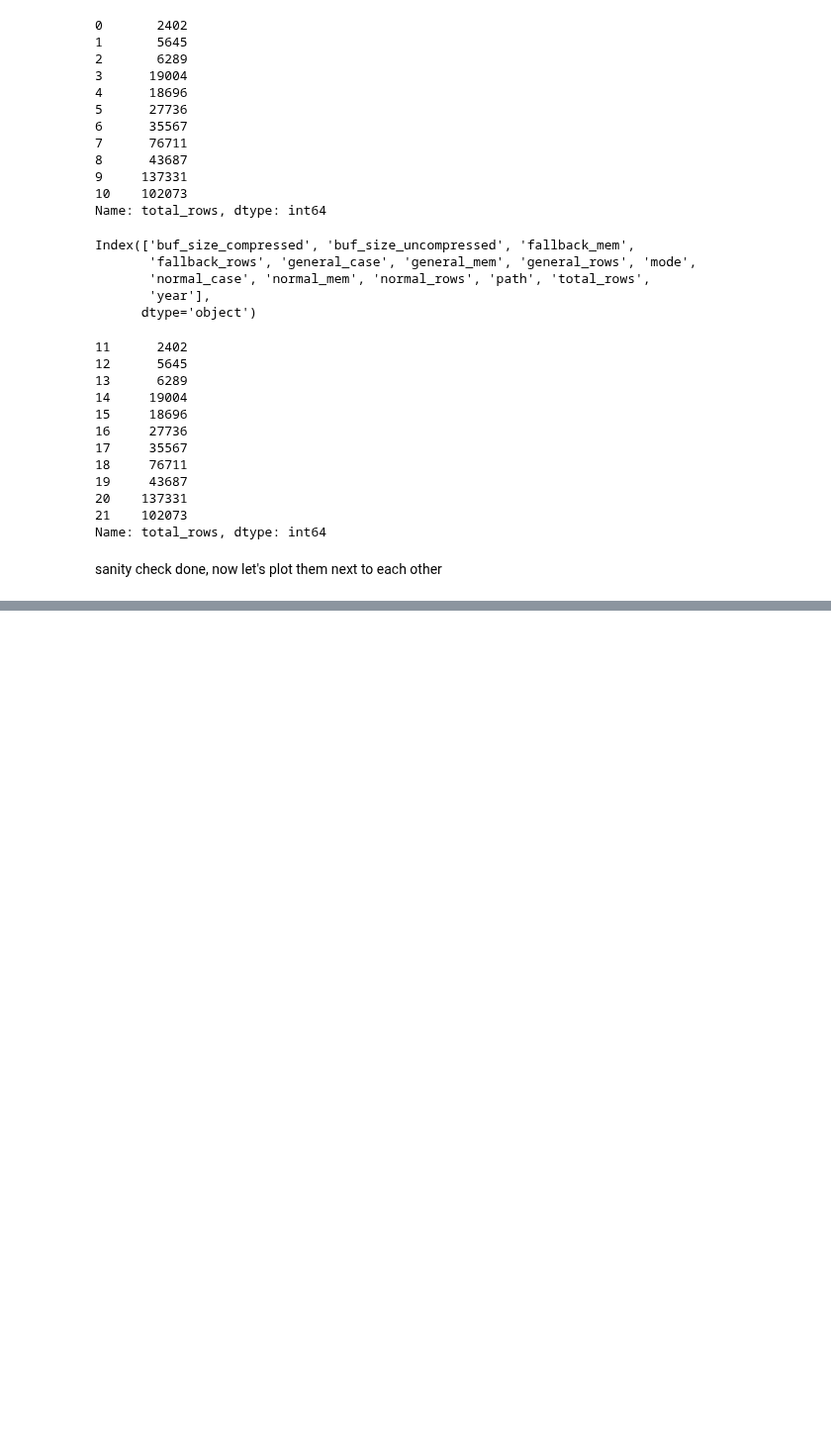
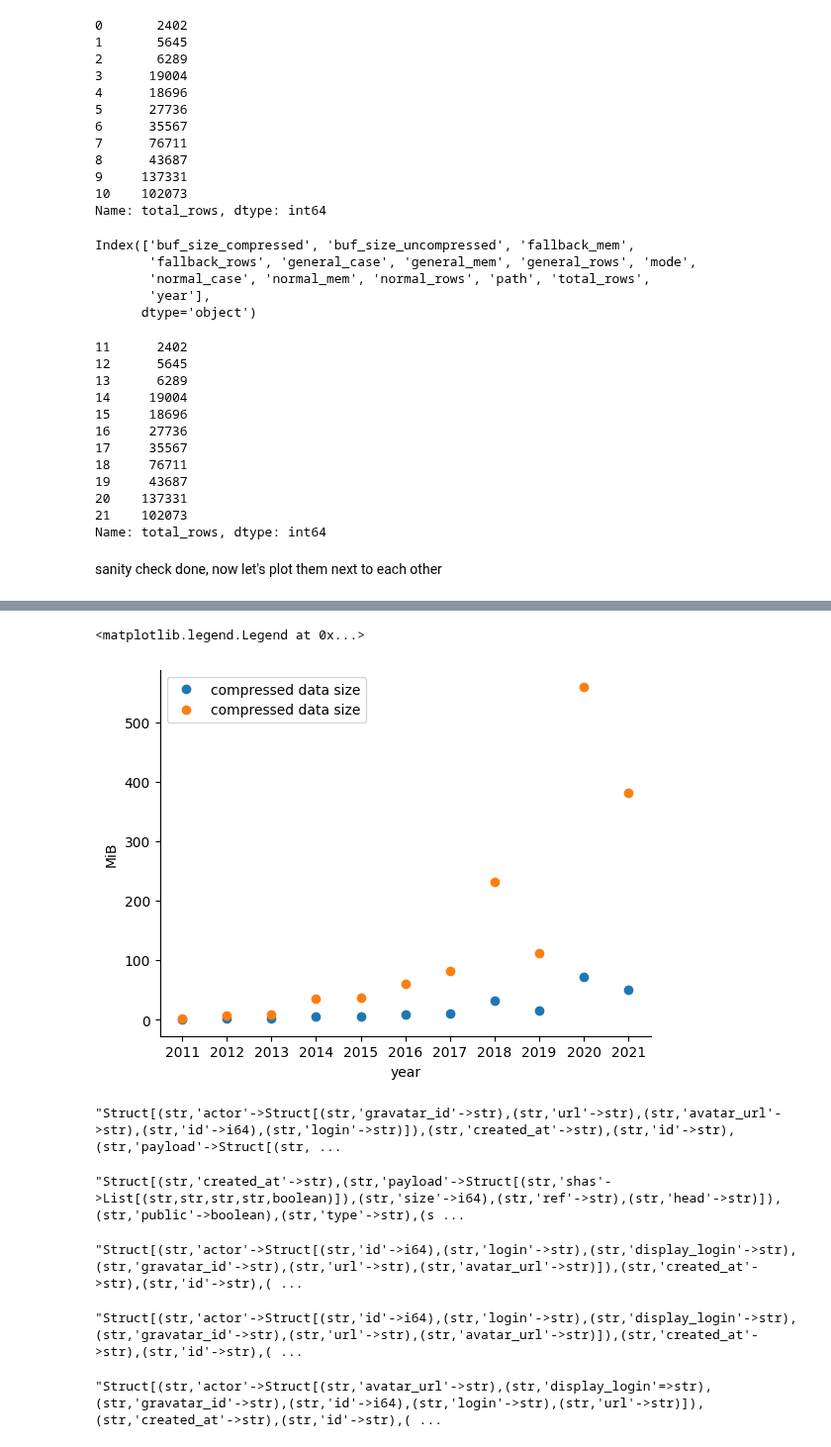
Before and after one commit to tuplex/tuplex, a Jupyter notebook: experimental/notebooks/02_paper_plot_github_sample.ipynb, the cells around one changed output, grey strips where cells are left out. Shown at 99% size. Cells and saved outputs as stored; diff of their text form; code cells hidden in the pictures; blank space fills up the shorter version.

```diff
--- a/experimental/notebooks/02_paper_plot_github_sample.ipynb
+++ b/experimental/notebooks/02_paper_plot_github_sample.ipynb
@@ -199,0 +232,36 @@ c1
+# %%
+plt.plot(df_hyper['buf_size_compressed'] / mem_factor, 'o', label='compressed data size')
+plt.plot(df_hyper['buf_size_uncompressed'] / mem_factor, 'o', label='compressed data size')
+plt.xticks(xq, df_hyper['year'])
+sns.despine()
+plt.ylabel(mem_unit)
+plt.xlabel('year')
+
+plt.legend(loc='best')
+# %% [output]
+<matplotlib.legend.Legend at 0x...>
+[figure, added]
+# %%
+# least complex normal-case
+sorted(list(df['normal_case'].values), key=len)[0]
+# %% [output]
+"Struct[(str,'actor'->Struct[(str,'gravatar_id'->str),(str,'url'->str),(str,'avatar_url'->str),(str,'id'->i64),(str,'login'->str)]),(str,'created_at'->str),(str,'id'->str),(str,'payload'->Struct[(str, ...
+# %%
+# most complex normal-case
+sorted(list(df['normal_case'].values), key=len)[-1]
+# %% [output]
+"Struct[(str,'created_at'->str),(str,'payload'->Struct[(str,'shas'->List[(str,str,str,str,boolean)]),(str,'size'->i64),(str,'ref'->str),(str,'head'->str)]),(str,'public'->boolean),(str,'type'->str),(s ...
+# %%
+# least complex general_case
+sorted(list(df['general_case'].values), key=len)[0]
+# %% [output]
+"Struct[(str,'actor'->Struct[(str,'id'->i64),(str,'login'->str),(str,'display_login'->str),(str,'gravatar_id'->str),(str,'url'->str),(str,'avatar_url'->str)]),(str,'created_at'->str),(str,'id'->str),( ...
+# %%
+# most complex general_case
+sorted(list(df['general_case'].values), key=len)[-1]
+# %% [output]
+"Struct[(str,'actor'->Struct[(str,'id'->i64),(str,'login'->str),(str,'display_login'->str),(str,'gravatar_id'->str),(str,'url'->str),(str,'avatar_url'->str)]),(str,'created_at'->str),(str,'id'->str),( ...
+# %%
+df_global['general_case'].iloc[0]
+# %% [output]
+"Struct[(str,'actor'->Struct[(str,'avatar_url'->str),(str,'display_login'=>str),(str,'gravatar_id'->str),(str,'id'->i64),(str,'login'->str),(str,'url'->str)]),(str,'created_at'->str),(str,'id'->str),( ...
```
Also changed, not shown: parts of 10 cells of this notebook, 4 other files.
